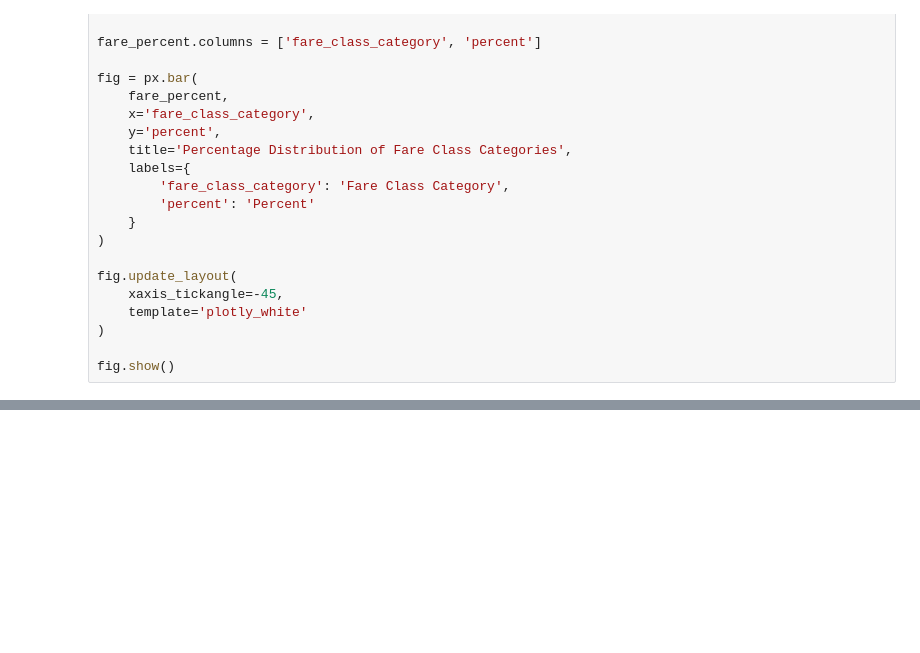
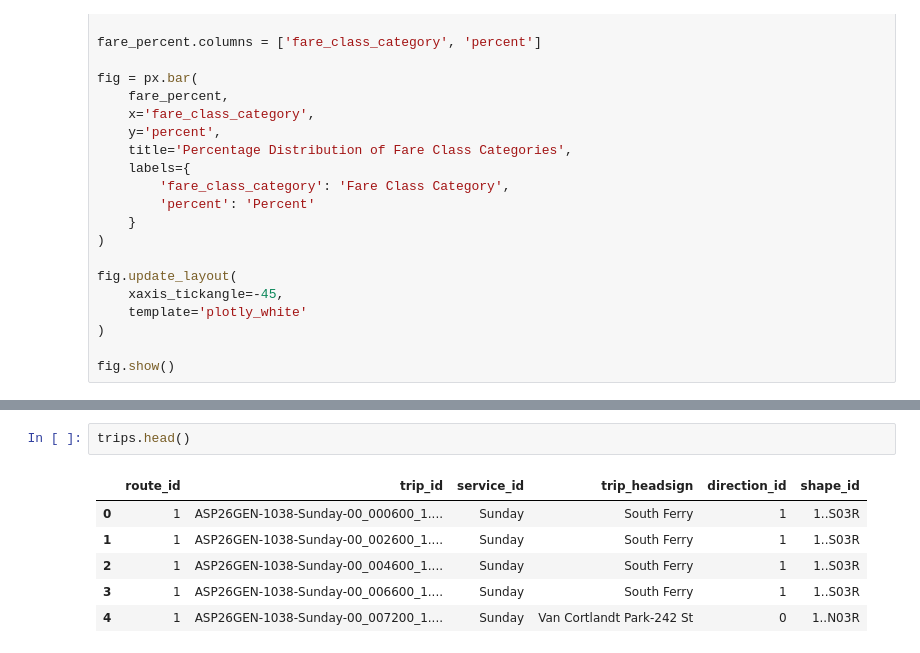
Before and after one commit to nijain7/dsc106_final_project, a Jupyter notebook: route_eda.ipynb, the cells around one changed output, grey strips where cells are left out. Drawn from its saved outputs; the diff is of its cells as text; blank space fills up the shorter version.

```diff
--- a/natalie_eda.ipynb
+++ b/route_eda.ipynb
@@ -159,0 +353,9 @@ fig.show()
+# %%
+trips.head()
+# %% [output]
+|  | route_id | trip_id | service_id | trip_headsign | direction_id | shape_id |
+| 0 | 1 | ASP26GEN-1038-Sunday-00_000600_1.... | Sunday | South Ferry | 1 | 1..S03R |
+| 1 | 1 | ASP26GEN-1038-Sunday-00_002600_1.... | Sunday | South Ferry | 1 | 1..S03R |
+| 2 | 1 | ASP26GEN-1038-Sunday-00_004600_1.... | Sunday | South Ferry | 1 | 1..S03R |
+| 3 | 1 | ASP26GEN-1038-Sunday-00_006600_1.... | Sunday | South Ferry | 1 | 1..S03R |
+| 4 | 1 | ASP26GEN-1038-Sunday-00_007200_1.... | Sunday | Van Cortlandt Park-242 St | 0 | 1..N03R |
```
Also changed, not shown: parts of 7 cells of this notebook, 14 other files.
